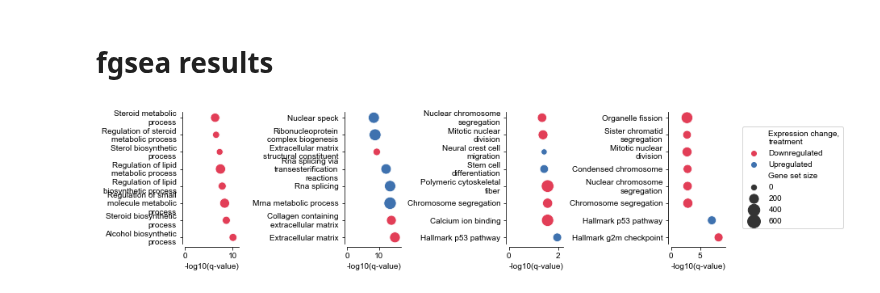
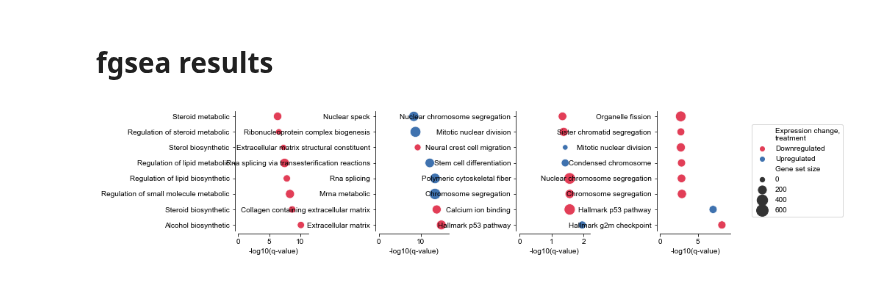
Before and after one commit to kevinhu/mdm4-splicing, a Jupyter notebook: notebooks/fig3_rnaseq.ipynb, the cells around one changed output. Saved outputs shown, nothing was run; the diff lists cells and outputs as text; code cells hidden in the pictures.

```diff
--- a/notebooks/fig3_rnaseq.ipynb
+++ b/notebooks/fig3_rnaseq.ipynb
@@ -477,7 +477,7 @@ def plot_top(fgsea_top, ax=None, legend=False):
     ylabels = fgsea_top["pathway"].apply(
         lambda x: x.replace("_", " ").capitalize())
 
-    ylabels = ylabels.apply(lambda x: "\n".join(wrap(x, 25)).replace("Go ","").capitalize())
+    ylabels = ylabels.apply(lambda x: x.replace("Go ","").replace(" process","").capitalize())
 
     ax.set_yticklabels(ylabels)
 
@@ -485,12 +485,12 @@ def plot_top(fgsea_top, ax=None, legend=False):
 # %%
 plt.figure(figsize=(12,3))
 plot_top(rpl22_oe_fgsea_top,plt.subplot(141))
 plot_top(rpl22l1_oe_fgsea_top,plt.subplot(142))
 plot_top(sh704_fgsea_top,plt.subplot(143))
 plot_top(sh705_fgsea_top,plt.subplot(144),legend='brief')
 
-plt.subplots_adjust(wspace=2)
+plt.subplots_adjust(wspace=1)
 
 plt.savefig("../plots/fgsea_top.pdf",bbox_inches="tight",background="transparent")
 # %% [output]
-[figure, old version]
+[figure, new version]
```
Also changed, not shown: 2 other files.
